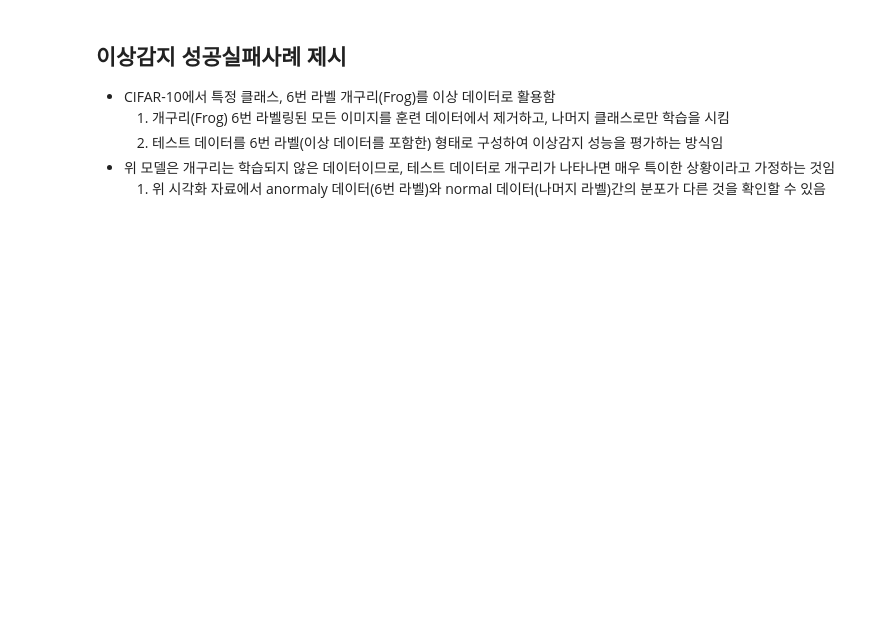
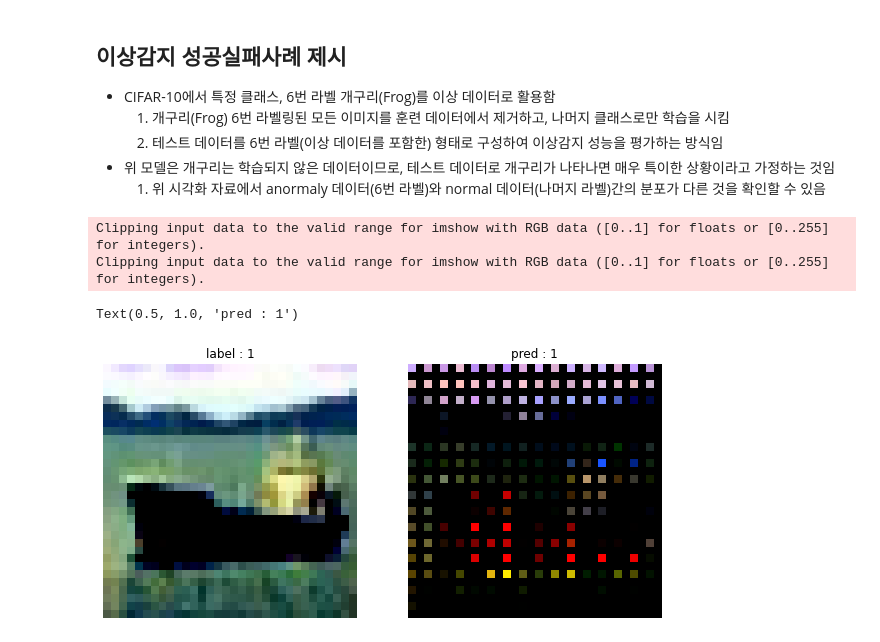
Before and after one commit to YesicaKim/E28_GANomaly_detection, a Jupyter notebook: E28_GANomaly_detection.ipynb, the cells around one changed output. Cells and saved outputs as stored; diff of their text form; code cells hidden in the pictures; blank space fills up the shorter version.

```diff
--- a/E28_GANomaly_detection.ipynb
+++ b/E28_GANomaly_detection.ipynb
@@ -534,3 +534,32 @@ print("3. std(normal)=", np.std(normal), "4. std(anormaly)=",np.std(anormaly))
     2. 테스트 데이터를 6번 라벨(이상 데이터를 포함한) 형태로 구성하여 이상감지 성능을 평가하는 방식임
 - 위 모델은 개구리는 학습되지 않은 데이터이므로, 테스트 데이터로 개구리가 나타나면 매우 특이한 상황이라고 가정하는 것임
     1. 위 시각화 자료에서 anormaly 데이터(6번 라벨)와 normal 데이터(나머지 라벨)간의 분포가 다른 것을 확인할 수 있음
+# %%
+def get_example(test_dataset, i):
+    ex_img, ex_label = next(iter(test_dataset))
+    ex_img = tf.expand_dims(ex_img[i], axis=0)
+    ex_label = ex_label[i]
+    return ex_img, ex_label
+# %%
+ex_img, ex_label = get_example(test_dataset, 1)
+fake_img = generator(ex_img, training=True)
+pred, _ = discriminator(ex_img)
+label_int = np.int8(tf.reduce_sum(ex_label).numpy())
+pred_int = np.int8(tf.reduce_sum(pred).numpy())
+# %%
+plt.figure(figsize=(10,5))
+
+plt.subplot(1,2,1)
+plt.imshow(ex_img[0])
+plt.axis('off')
+plt.title(f'label : {label_int}')
+
+plt.subplot(1,2,2)
+plt.imshow(fake_img[0])
+plt.axis('off')
+plt.title(f'pred : {pred_int}')
+# %% [output]
+Clipping input data to the valid range for imshow with RGB data ([0..1] for floats or [0..255] for integers).
+Clipping input data to the valid range for imshow with RGB data ([0..1] for floats or [0..255] for integers).
+Text(0.5, 1.0, 'pred : 1')
+[figure, added]
```
Also changed, not shown: parts of 9 cells of this notebook.
